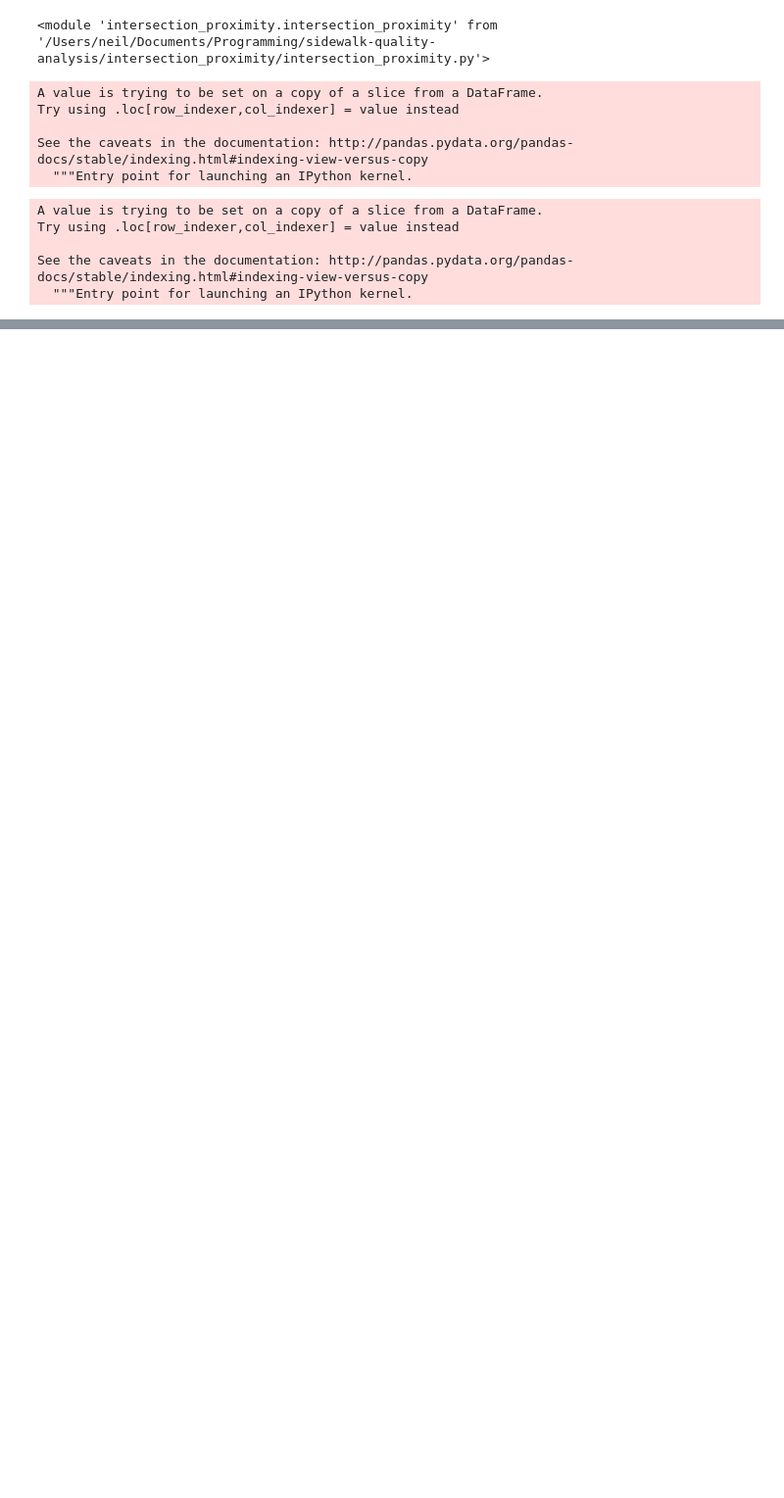
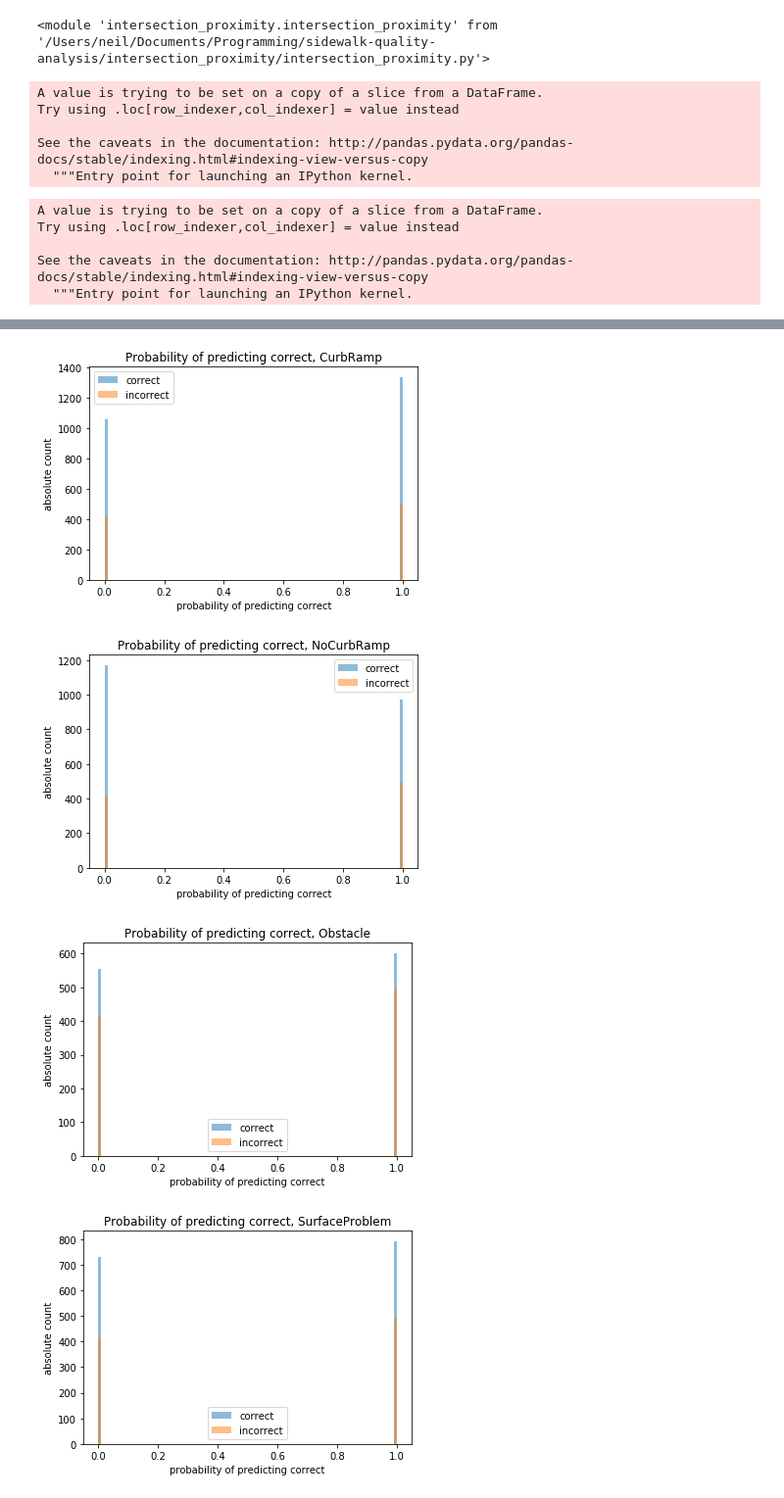
Before and after one commit to ProjectSidewalk/sidewalk-quality-analysis, a Jupyter notebook: label-position-analysis-neil.ipynb, the cells around one changed output, grey strips where cells are left out. Shown: that part at 98% size. Saved outputs shown, nothing was run; the diff lists cells and outputs as text; code cells hidden in the pictures; blank space fills up the shorter version.

```diff
--- a/label-position-analysis-neil.ipynb
+++ b/label-position-analysis-neil.ipynb
@@ -216,6 +224,6 @@ from imblearn.ensemble import BalancedRandomForestClassifier, EasyEnsembleClassi
 # %%
-cutoff_invalid = 0.5
-cutoff_valid = 0.5
+cutoff_invalid = 0.8
+cutoff_valid = 0.8
 # %%
 total = 0
 predicted = 0
@@ -232,23 +240,29 @@ for train_index, test_index in KFold(n_splits=5, shuffle=True, random_state=0).s
     y_train, y_test = y[train_index], y[test_index]
 
 #     sampler = RandomUnderSampler(random_state=0)
-#     sampler = RandomOverSampler(random_state=0)
+    sampler = RandomOverSampler(random_state=0)
 #     X_resampled, y_resampled = sampler.fit_resample(X_train, y_train)
-    X_resampled, y_resampled = X_train, y_train
-#     X_resampled, y_resampled = sampler.fit_resample(X_train, y_train)
+#     X_resampled, y_resampled = X_train, y_train
+    X_resampled, y_resampled = sampler.fit_resample(X_train, y_train)
 
-#     clf = svm.SVC(gamma='scale')
-#     clf = RandomForestClassifier(n_jobs=-1, random_state=0, n_estimators=1000)
-    clf = BalancedRandomForestClassifier(n_jobs=-1, random_state=0, n_estimators=1000)
+    clf = RandomForestClassifier(n_jobs=-1, random_state=0, n_estimators=1000)
+#     clf = BalancedRandomForestClassifier(n_jobs=-1, random_state=0, n_estimators=1000)
 #     clf = BaggingClassifier(random_state=0)
 #     clf = LogisticRegressionCV(n_jobs=-1, random_state=0, cv=5, max_iter=500)
 #     clf = DecisionTreeClassifier(random_state=0)
+#     clf = MLPClassifier(random_state=0, verbose=True)
     clf.fit(X_resampled, y_resampled)
 
 #     with open("tree.txt", "w") as f:
 #         f = export_graphviz(clf, out_file=f)
+    use_probabilities = False
 
-    prediction = clf.predict_proba(X_test)
+    if use_probabilities:
+        prediction = clf.predict_proba(X_test)
+    else:
+        p = clf.predict(X_test)
+        prediction = np.concatenate([1-p, p]).reshape((y_test.shape[0], 2))
+
     correct_prob[test_index] = prediction[:, 1]
     pred_neg = prediction[:, 0] > cutoff_invalid
     pred_pos = prediction[:, 1] > cutoff_valid
@@ -300,7 +316,7 @@ for chosen_type in np.unique(label_type):
     fig = plt.figure()
     plt.title(f'Probability of predicting correct, {chosen_type}')
     plt.hist(correct_prob[y==1 & (label_type == chosen_type)], bins=100, alpha=0.5, label='correct')
-    plt.hist(correct_prob[y!=1 & (label_type == chosen_type)], bins=100, alpha=0.5, label='incorrect')
+    plt.hist(correct_prob[y==0 & (label_type == chosen_type)], bins=100, alpha=0.5, label='incorrect')
     plt.xlabel('probability of predicting correct')
     plt.ylabel('absolute count')
     plt.legend()
@@ -316,3 +324,7 @@ for chosen_type in np.unique(label_type):
+[figure, added]
+[figure, added]
+[figure, added]
+[figure, added]
 # %%
 fig = plt.figure()
 plt.title(f'Probability of predicting correct')
```
Also changed, not shown: parts of 20 cells of this notebook.
